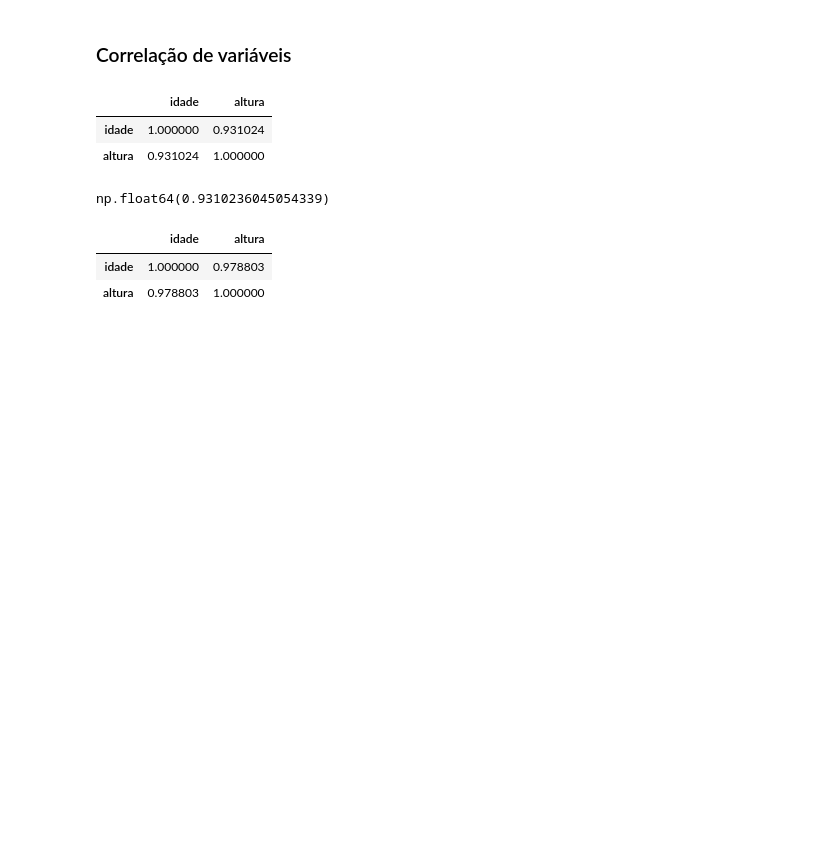
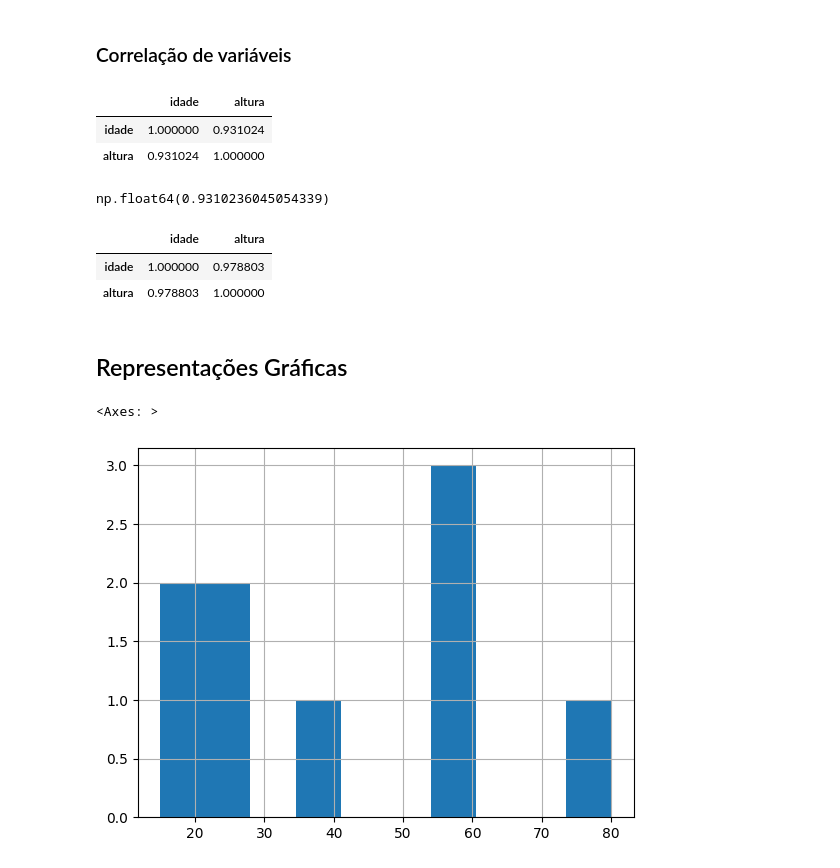
Before and after one commit to guilchaves/trilha-ml, a Jupyter notebook: estatistica-devs/estatistica_devs.ipynb, the cells around one changed output. Drawn from its saved outputs; the diff is of its cells as text; code cells hidden in the pictures; blank space fills up the shorter version.

```diff
--- a/estatistica-devs/estatistica_devs.ipynb
+++ b/estatistica-devs/estatistica_devs.ipynb
@@ -134,3 +134,12 @@ df_medidas.corr(method='spearman')
 |  | idade | altura |
 | idade | 1.000000 | 0.978803 |
 | altura | 0.978803 | 1.000000 |
+# %% [markdown]
+## Representações Gráficas
+# %%
+# Histograma - idade
+
+df_medidas.idade.hist()
+# %% [output]
+<Axes: >
+[figure, added]
```
Also changed, not shown: parts of 20 cells of this notebook, 2 other files.
